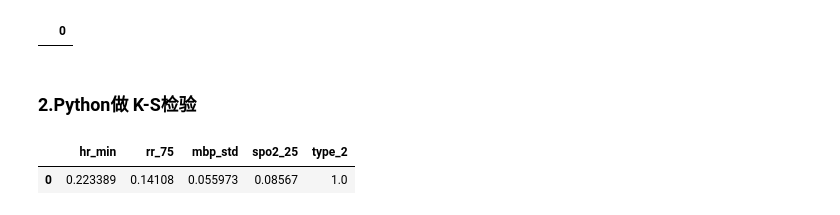
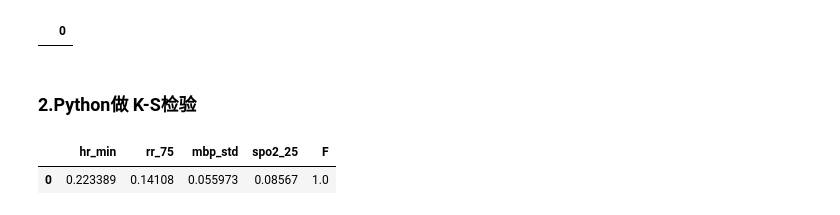
Before and after one commit to yuanjingjy/AKI, a Jupyter notebook: visualization/Feature Selection.ipynb, the cells around one changed output. Drawn from its saved outputs; the diff is of its cells as text; code cells hidden in the pictures.

```diff
--- a/visualization/Feature Selection.ipynb
+++ b/visualization/Feature Selection.ipynb
@@ -66,8 +54,8 @@ eigens = ['creat', 'hr_max', 'hr_min', 'hr_avg', 'hr_std', 'hr_mid',
             'spo2_75', 'tem_max', 'tem_min', 'tem_avg', 'tem_std', 'tem_mid', 'tem_25',
             'tem_75', 'uo_max', 'uo_min', 'uo_avg', 'uo_std', 'uo_mid', 'uo_25', 'uo_75',
             'uosum', 'gcs_max', 'gcs_min', 'gcs_avg', 'gcs_std', 'gcs_mid', 'gcs_25', 'gcs_75',
-            'height', 'weight', 'age', 'lostime', 'inputsum','type_0','type_1','type_2',
-            'F', 'M', 'vaso_0', 'vaso_1', 'vent_0', 'vent_1', 'bmi_0', 'bmi_1','diu_0', 'diu_1']
+            'age', 'lostime', 'inputsum','type_0','type_1','type_2',
+            'F', 'M', 'vaso_0', 'vaso_1', 'vent_0', 'vent_1', 'bmi_0', 'bmi_1','diu_0', 'diu_1','BMI']
 # dataframe = pd.DataFrame(result.reshape(1,90),columns=eigens)
 dataframe = pd.DataFrame(eigens)
 dataframe[~result]
@@ -78,24 +66,24 @@ dataframe[~result]
 # %%
 from scipy.stats import ks_2samp
 import numpy as np
 
 data1 = data.loc[data['classlabel']==1,:]
 data2 = data.loc[data['classlabel']==0,:]
 datamat1 = data1.drop(['classlabel'],axis=1)
 datamat2 = data2.drop(['classlabel'],axis=1)
 
 n_features = datamat1.shape[1]
 test = []
 for i in range(n_features):
     test_tmp = ks_2samp(datamat1.iloc[:,i],datamat2.iloc[:,i])
     test.append(test_tmp.pvalue)
 pvalues = np.array(test)
 
-dis_P = pvalues[pvalues>0.05]
+dis_P = pvalues[pvalues>=0.05]
 eigens = np.array(eigens)
-keys = eigens[pvalues>0.05]
+keys = eigens[pvalues>=0.05]
 discard = pd.DataFrame(dis_P.reshape(1,5),columns=keys)
 discard
 # %% [output]
-|  | hr_min | rr_75 | mbp_std | spo2_25 | type_2 |
+|  | hr_min | rr_75 | mbp_std | spo2_25 | F |
 | 0 | 0.223389 | 0.14108 | 0.055973 | 0.08567 | 1.0 |
```
Also changed, not shown: parts of 16 cells of this notebook, 14 other files.
